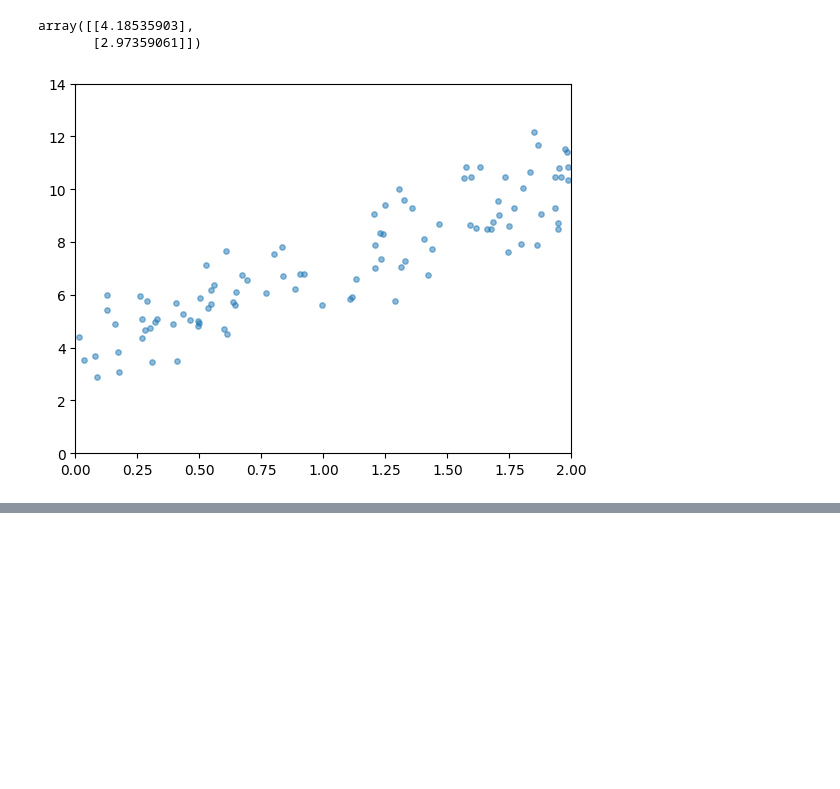
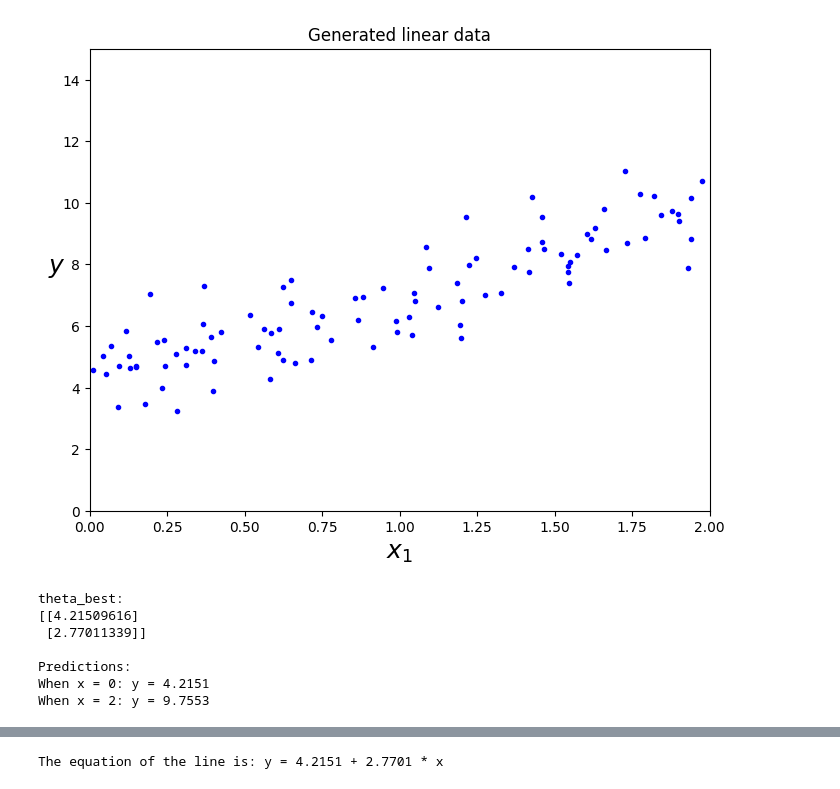
Before and after one commit to marcelosilva2604/HandsOnMLScikitLearnKerasTensorflow, a Jupyter notebook: notebooks/04_model_train/1 - Linear Regression.ipynb, the cells around one changed output, grey strips where cells are left out. Drawn from its saved outputs; the diff is of its cells as text; code cells hidden in the pictures; blank space fills up the shorter version.

```diff
--- a/notebooks/04_model_train/1 - Linear Regression.ipynb
+++ b/notebooks/04_model_train/1 - Linear Regression.ipynb
@@ -9,21 +1,55 @@ theta_best = np.linalg.inv(X_b.T.dot(X_b)).dot(X_b.T).dot(Y)
-# %%
-theta_best
-# %% [output]
-array([[4.18535903],
-       [2.97359061]])
-# %%
-import matplotlib.pyplot as plt
-
-plt.scatter(x, y, alpha=0.5, label='Data points', s=15)  # s=20 makes the points smaller
-
-# Create regression line
-x_line = np.array([0, 2])  # Create x values for the line
-y_line = theta_best[0] + theta_best[1] * x_line  # Calculate y values for the line
-
-# Set axis limits
-plt.xlim(0, 2)
-plt.ylim(0, 14)
-
-plt.show()
-# %% [output]
-[figure, removed]
+# %%
+import numpy as np
+import matplotlib.pyplot as plt
+
+# Generate linear-looking data
+np.random.seed(42)  # for reproducible results
+X = 2 * np.random.rand(100, 1)
+y = 4 + 3 * X + np.random.randn(100, 1)
+
+# Visualize the data
+plt.figure(figsize=(8, 6))
+plt.plot(X, y, "b.")
+plt.xlabel("$x_1$", fontsize=18)
+plt.ylabel("$y$", rotation=0, fontsize=18)
+plt.axis([0, 2, 0, 15])
+plt.title("Generated linear data")
+plt.show()
+
+# The Normal Equation
+X_b = np.c_[np.ones((100, 1)), X]  # add x0 = 1 to each instance
+theta_best = np.linalg.inv(X_b.T.dot(X_b)).dot(X_b.T).dot(y)
+
+print("theta_best:")
+print(theta_best)
+
+# Make predictions using theta_best
+X_new = np.array([[0], [2]])
+X_new_b = np.c_[np.ones((2, 1)), X_new]  # add x0 = 1 to each instance
+y_predict = X_new_b.dot(theta_best)
+
+print("\nPredictions:")
+print(f"When x = 0: y = {y_predict[0][0]:.4f}")
+print(f"When x = 2: y = {y_predict[1][0]:.4f}")
+
+# Plot the model's predictions
+plt.figure(figsize=(8, 6))
+plt.plot(X_new, y_predict, "r-", linewidth=2, label="Predictions")
+plt.plot(X, y, "b.", label="Training data")
+plt.xlabel("$x_1$", fontsize=18)
+plt.ylabel("$y$", rotation=0, fontsize=18)
+plt.legend(loc="upper left", fontsize=14)
+plt.axis([0, 2, 0, 15])
+plt.title("Linear regression model predictions")
+plt.show()
+
+print(f"\nThe equation of the line is: y = {theta_best[0][0]:.4f} + {theta_best[1][0]:.4f} * x")
+# %% [output]
+[figure, added]
+theta_best:
+[[4.21509616]
+ [2.77011339]]
+
+Predictions:
+When x = 0: y = 4.2151
+When x = 2: y = 9.7553
@@ -29,0 +57 @@ plt.show()
+The equation of the line is: y = 4.2151 + 2.7701 * x
```
Also changed, not shown: parts of 9 cells of this notebook, 3 other files.
